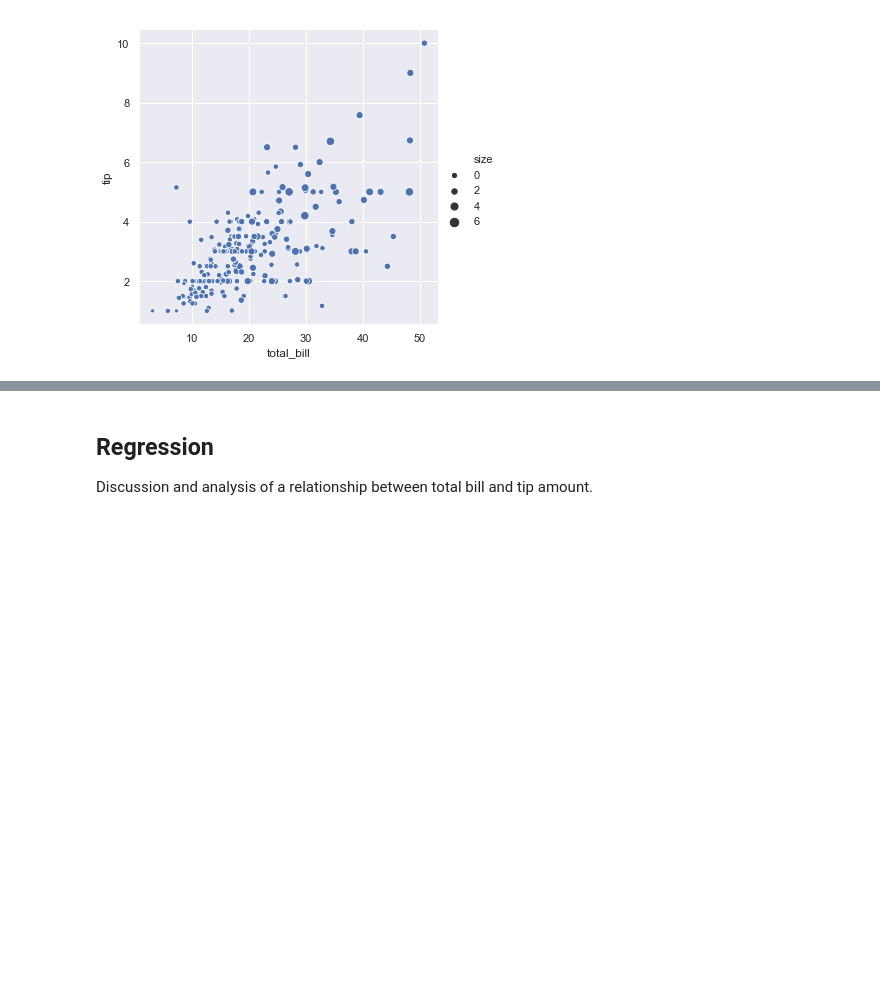
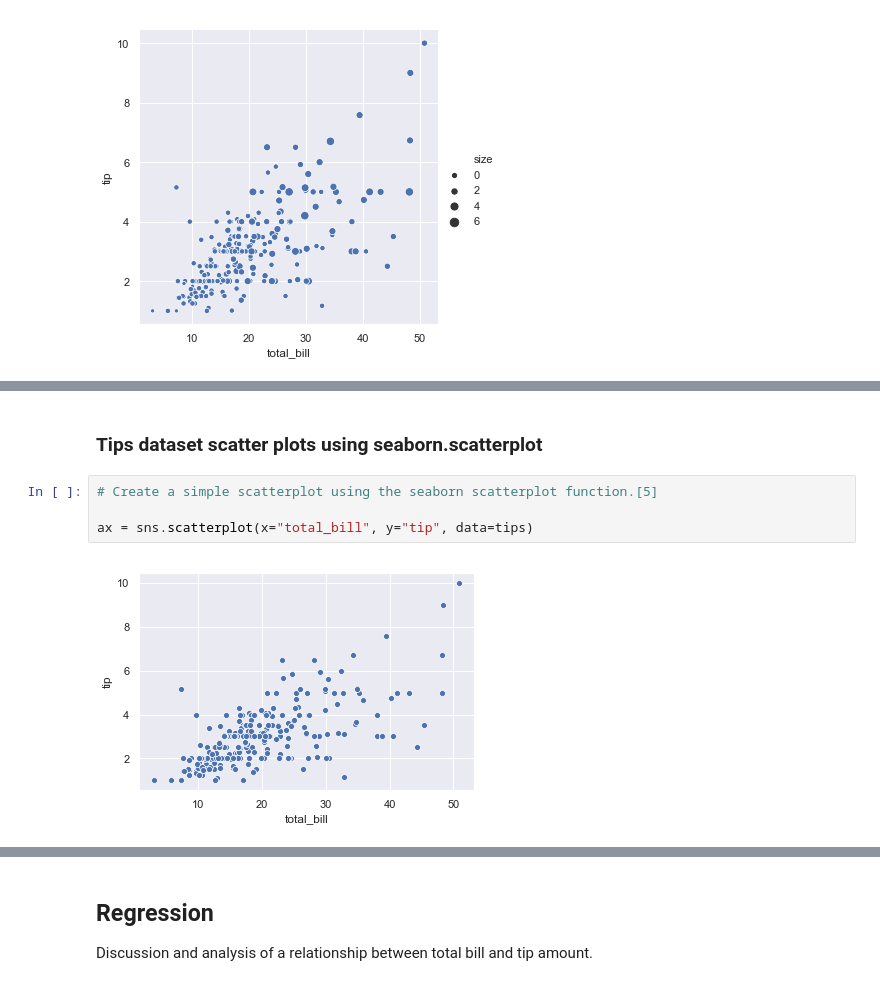
Before and after one commit to zaraquail/Tips-data-set-Fundamentals-of-Data-Analysis-Assessment-2019, a Jupyter notebook: Tips data set assignment.ipynb, the cells around one changed output, grey strips where cells are left out. Saved outputs shown, nothing was run; the diff lists cells and outputs as text; blank space fills up the shorter version.

```diff
--- a/Tips data set assignment.ipynb
+++ b/Tips data set assignment.ipynb
@@ -83,0 +92,8 @@ sns.relplot(x="total_bill", y="tip", size="size", data=tips);
+# %% [markdown]
+### Tips dataset scatter plots using seaborn.scatterplot
+# %%
+# Create a simple scatterplot using the seaborn scatterplot function.[5]
+
+ax = sns.scatterplot(x="total_bill", y="tip", data=tips)
+# %% [output]
+[figure, added]
```
Also changed, not shown: parts of 8 cells of this notebook.
